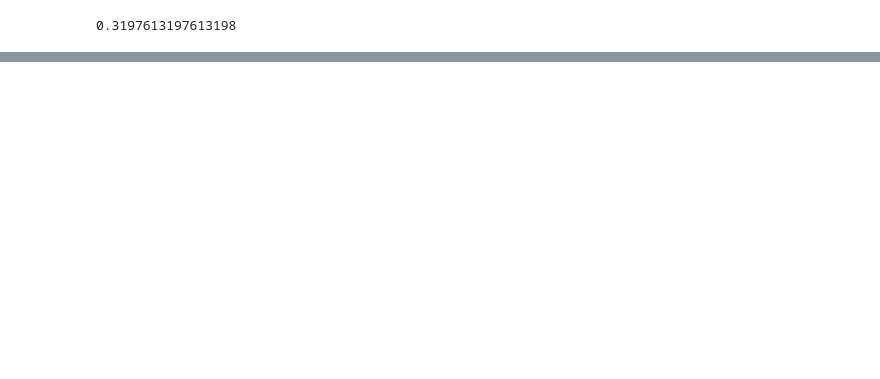
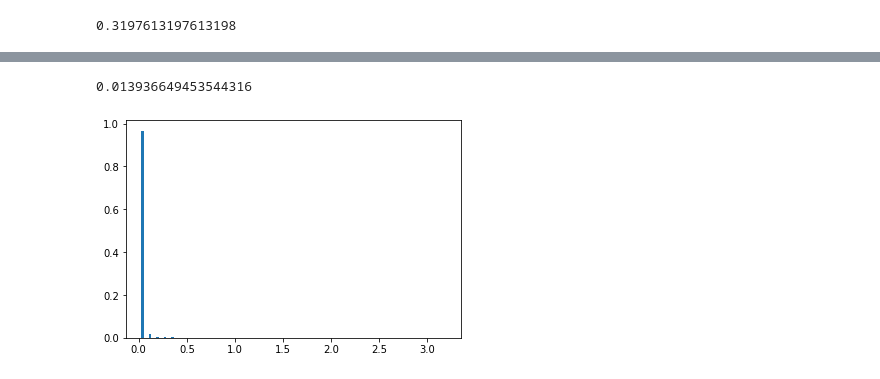
Before and after one commit to YikangZhang1641/modified_LaneGCN, a Jupyter notebook: VisulizeDataset.ipynb, the cells around one changed output, grey strips where cells are left out. Drawn from its saved outputs; the diff is of its cells as text; code cells hidden in the pictures; blank space fills up the shorter version.

```diff
--- a/VisulizeDataset.ipynb
+++ b/VisulizeDataset.ipynb
@@ -27,3 +24,4 @@ dict_keys(['shapes', 'idx', 'ref_paths', 'graph', 'has_preds', 'filename', 'gt_p
 # %%
-ego_id = origin_data['idx']
-new_data['others_track'][ego_id]
+
+with open(os.path.join("/home/user/Projects/interaction_gyt/reactivity_tracks", "7_144200_154200_44P0.pkl"), 'rb') as f:
+    react_data = pickle.load(f, encoding="latin1")
@@ -412,7 +396,7 @@ def rotate_around_center(pts, center, yaw):
 
 
 path = "/home/user/Projects/interaction_gyt/preprocess_results_10s_use_csv_EP0_with_agtid_final/"
-new_test = 'test_0906_4'
+new_test = 'test_0913_3'
 filenames = os.listdir(os.path.join(path, new_test))
 
 # name = filenames[150]
@@ -453,5 +437,5 @@ for name in filenames:
                     collision[j] = 1
 
     collision_trajs_count += np.sum(collision)
-    print("%d of %d collision detected!" %(collision_trajs_count, all_trajs_count))
+#     print("%d of %d collision detected!" %(collision_trajs_count, all_trajs_count))
 # %% [output]
@@ -476,9 +446,9 @@ collision_trajs_count / all_trajs_count
 0.3197613197613198
 # %%
 path = "/home/user/Projects/interaction_gyt/preprocess_results_10s_use_csv_EP0_with_agtid_final/"
-new_test = 'test_0906_4'
+new_test = 'test_0910'
 filenames = os.listdir(os.path.join(path, new_test))
-name = "5_98900_108900_51P0.pkl"
+name = "1_226400_236400_73P0.pkl"
 # name = "3_284000_294000_80P0.pkl"
 
 with open(os.path.join(path, new_test, name), 'rb') as f:
@@ -528,6 +498,9 @@ def create_animation():
             length = new_data['others_track'][a][0][1]
             ms = tmp
             rect = matplotlib.patches.Polygon(polygon_xy_from_motionstate(ms, width, length), closed=True, zorder=20)
+            if a in new_data['collision_id']:
+                rect.set_color([1, 0, 0])
+
             polygon_show.append(rect)
             polygon_coll.append(Polygon(rect.get_verts()))
 
@@ -536,10 +509,11 @@ def create_animation():
             for j in range(i+1, len(polygon_coll)):
                 p2 = polygon_coll[j]
 
-                if(p1.intersects(p2)):
-                    polygon_show[i].set_color([1, 0, 0])
-                    polygon_show[j].set_color([1, 0, 0])
+#                 if(p1.intersects(p2)):
+#                     polygon_show[i].set_color([1, 0, 0])
+#                     polygon_show[j].set_color([1, 0, 0])
 
+#             plt.text(polygon_coll[i].centroid.x, polygon_coll[i].centroid.y+2, str(a), color="r", size="xx-large")
             ax.add_patch(polygon_show[i])
 
 
@@ -553,5 +527,10 @@ HTML(anim.to_html5_video())
 # %% [output]
 [interactive output not drawn]
 # %%
-ego_track = np.array(new_data['egos_track'][51][1:])
-ego_track
+with open(os.path.join(path, 'test_0911', name), 'rb') as f:
+    new_data = pickle.load(f, encoding="latin1")
+
+with open(os.path.join(path, 'test', name), 'rb') as f:
+    origin_data = pickle.load(f, encoding="latin1")
+
+gt_traj = np.concatenate([origin_data['gt_hist'][a][:, :2], origin_data['gt_preds'][a]], axis=0)
@@ -573,0 +671,16 @@ array([[ 997.72998047, 1004.22802734,    0.        ],
+# %%
+# RL
+tmp_N = 40
+tmp = np.zeros(tmp_N + 1)
+itv = (max(all_beta_rcd) - min(all_beta_rcd)) / tmp_N
+
+bb = min(all_beta_rcd)
+for beta in all_beta_rcd :
+    tmp[int((beta - bb) // itv)] += 1
+plt.bar([(i + 0.5) * itv for i in range(tmp_N + 1)],  (tmp / len(all_beta_rcd)), width=1/tmp_N)
+
+mean_beta = sum(all_beta_rcd) / len(all_beta_rcd)
+np.sum((np.array(all_beta_rcd) - mean_beta) ** 2) / len(all_beta_rcd)
+# %% [output]
+0.013936649453544316
+[figure, added]
```
Also changed, not shown: parts of 24 cells of this notebook, 3 other files.
